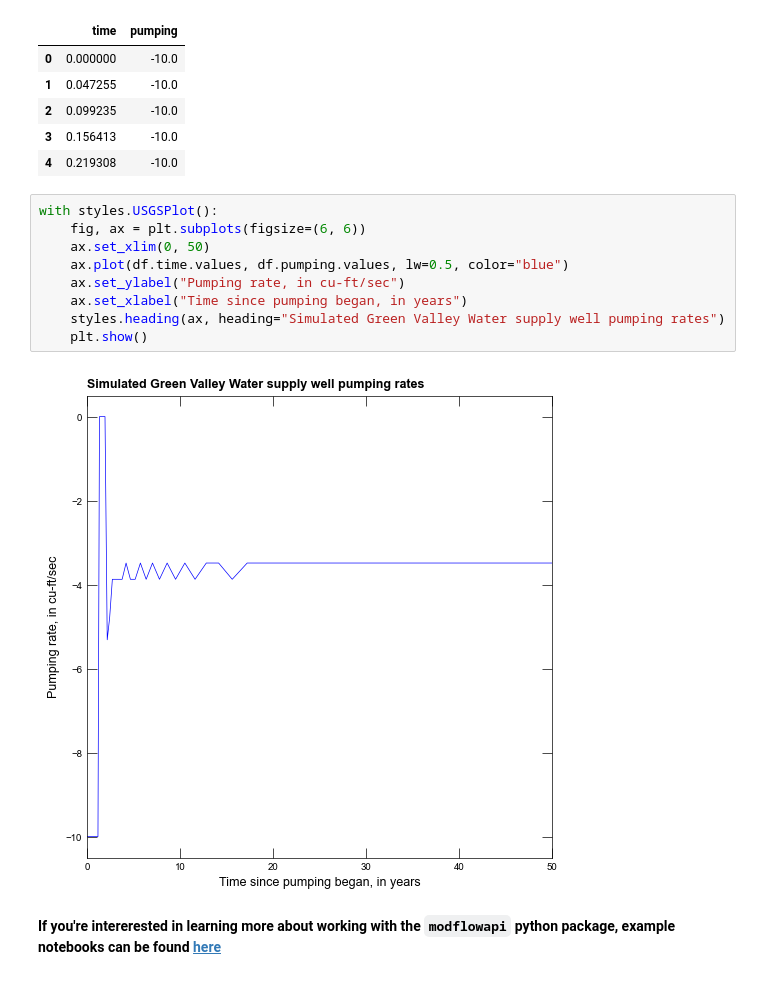
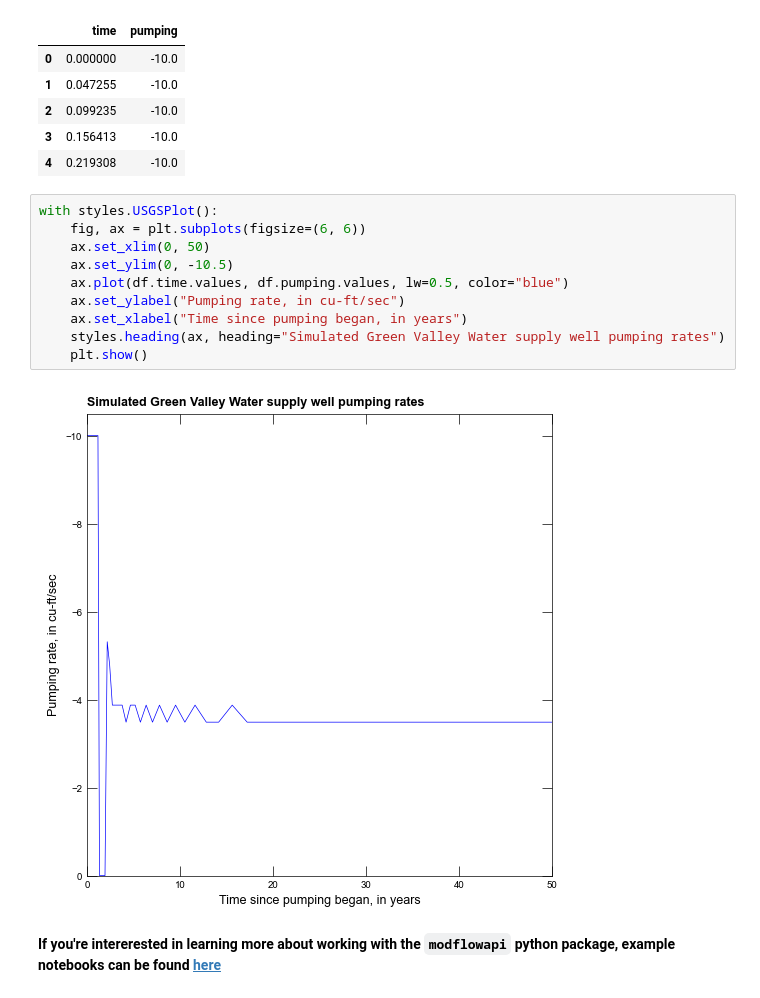
Before and after one commit to langevin-usgs/modflow-training-princeton2024, a Jupyter notebook: examples/notebooks/Modflow-API example.ipynb, the cells around one changed output. Saved outputs shown, nothing was run; the diff lists cells and outputs as text.

```diff
--- a/examples/notebooks/Modflow-API example.ipynb
+++ b/examples/notebooks/Modflow-API example.ipynb
@@ -357,13 +357,14 @@ df.head()
 # %%
 with styles.USGSPlot():
     fig, ax = plt.subplots(figsize=(6, 6))
     ax.set_xlim(0, 50)
+    ax.set_ylim(0, -10.5)
     ax.plot(df.time.values, df.pumping.values, lw=0.5, color="blue")
     ax.set_ylabel("Pumping rate, in cu-ft/sec")
     ax.set_xlabel("Time since pumping began, in years")
     styles.heading(ax, heading="Simulated Green Valley Water supply well pumping rates")
     plt.show()
 # %% [output]
-[figure, old version]
+[figure, new version]
 # %% [markdown]
 **If you're intererested in learning more about working with the `modflowapi` python package, example notebooks can be found [here](https://github.com/MODFLOW-USGS/modflowapi/tree/develop/examples/notebooks)**
```
Also changed, not shown: parts of 2 cells of this notebook.
